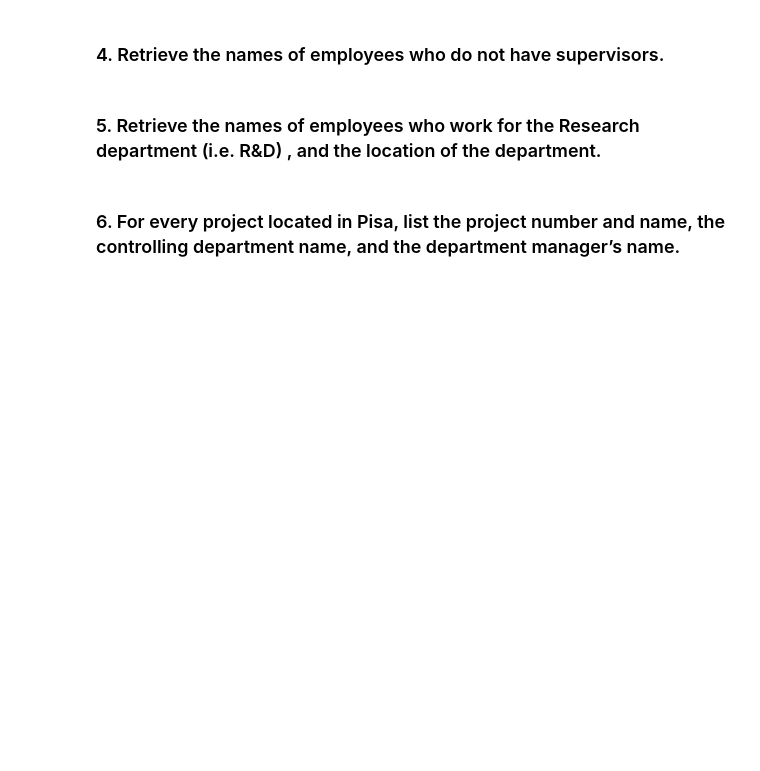
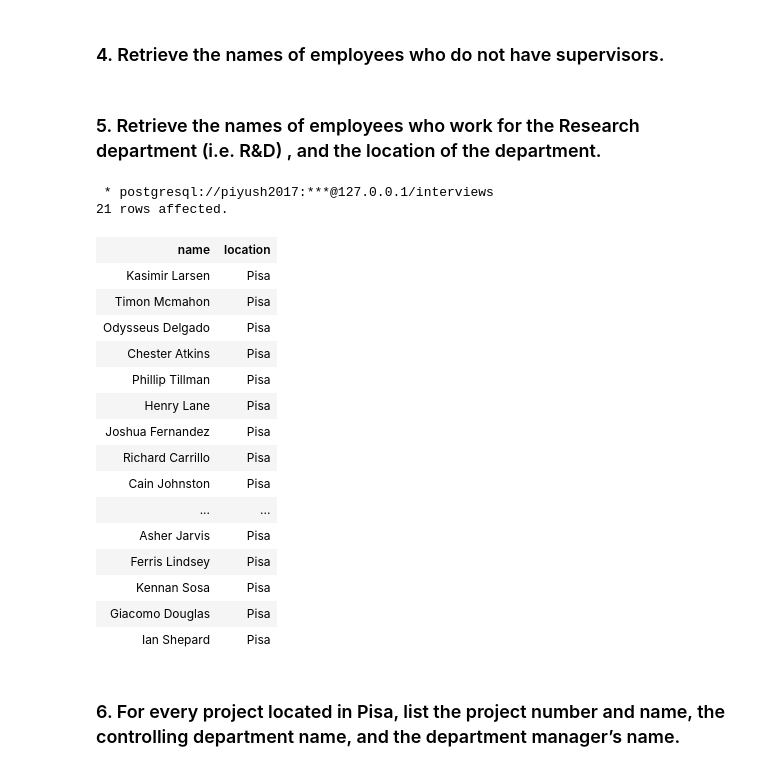
Before and after one commit to piyushtada/learn-sql, a Jupyter notebook: 02-exercise-sol-employee-departments.ipynb, the cells around one changed output. Drawn from its saved outputs; the diff is of its cells as text; code cells hidden in the pictures; blank space fills up the shorter version.

```diff
--- a/02-exercise-sol-employee-departments.ipynb
+++ b/02-exercise-sol-employee-departments.ipynb
@@ -134,9 +159,29 @@ WHERE SupervisedBy IS NULL;
 # %%
 %%sql
 
 SELECT e.Name, d.Location
 FROM Employees AS e, Departments AS d
 WHERE d.Name = 'R&D'
+AND e.AssignedTo = d.Number;
+# %% [output]
+ * postgresql://piyush2017:***@127.0.0.1/interviews
+21 rows affected.
+| name | location |
+| Kasimir Larsen | Pisa |
+| Timon Mcmahon | Pisa |
+| Odysseus Delgado | Pisa |
+| Chester Atkins | Pisa |
+| Phillip Tillman | Pisa |
+| Henry Lane | Pisa |
+| Joshua Fernandez | Pisa |
+| Richard Carrillo | Pisa |
+| Cain Johnston | Pisa |
+| ... | ... |
+| Asher Jarvis | Pisa |
+| Ferris Lindsey | Pisa |
+| Kennan Sosa | Pisa |
+| Giacomo Douglas | Pisa |
+| Ian Shepard | Pisa |
 # %% [markdown]
 ### 6. For every project located in Pisa, list the project number and name, the controlling department name, and the department manager’s name.
 # %%
```
Also changed, not shown: parts of 9 cells of this notebook.
